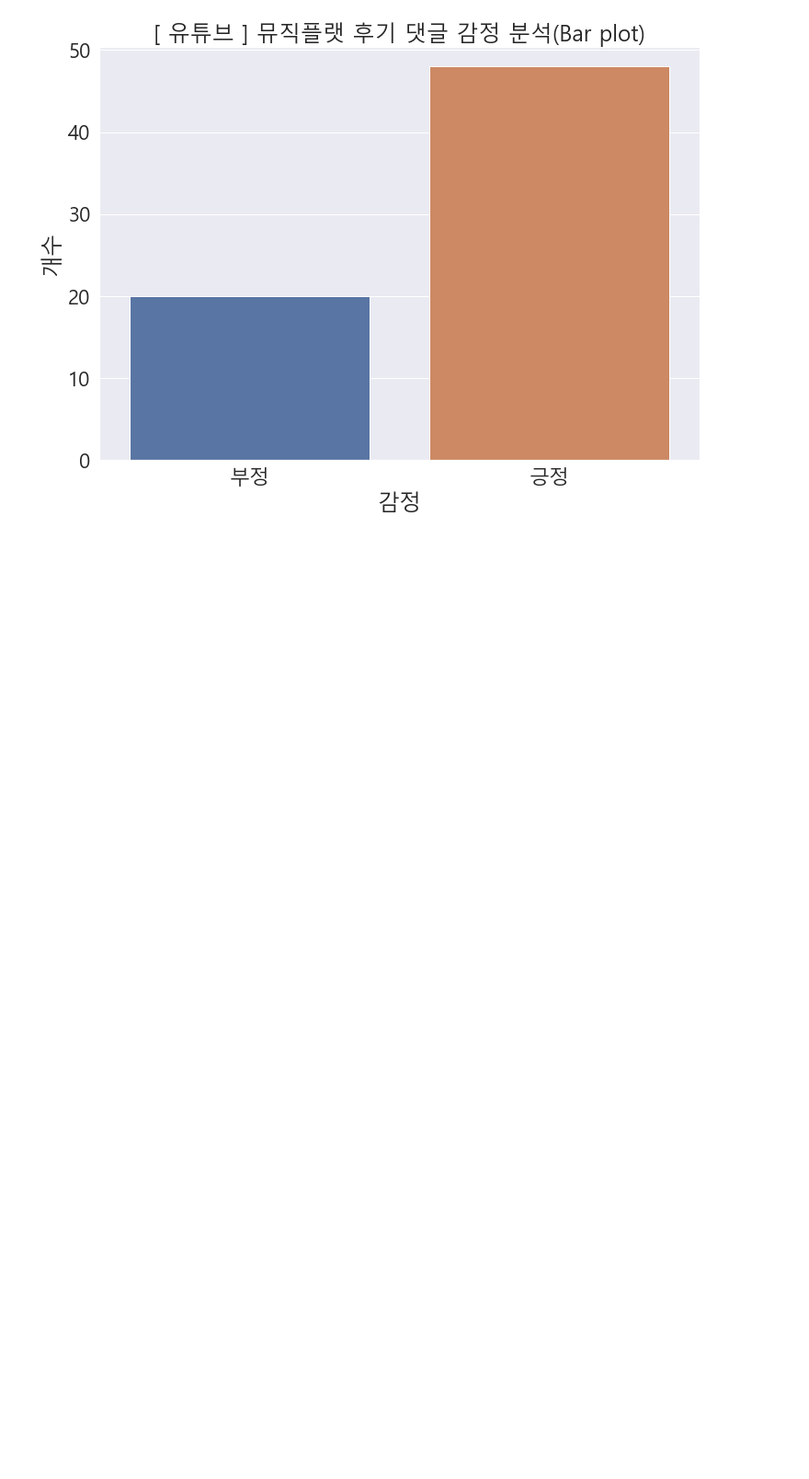
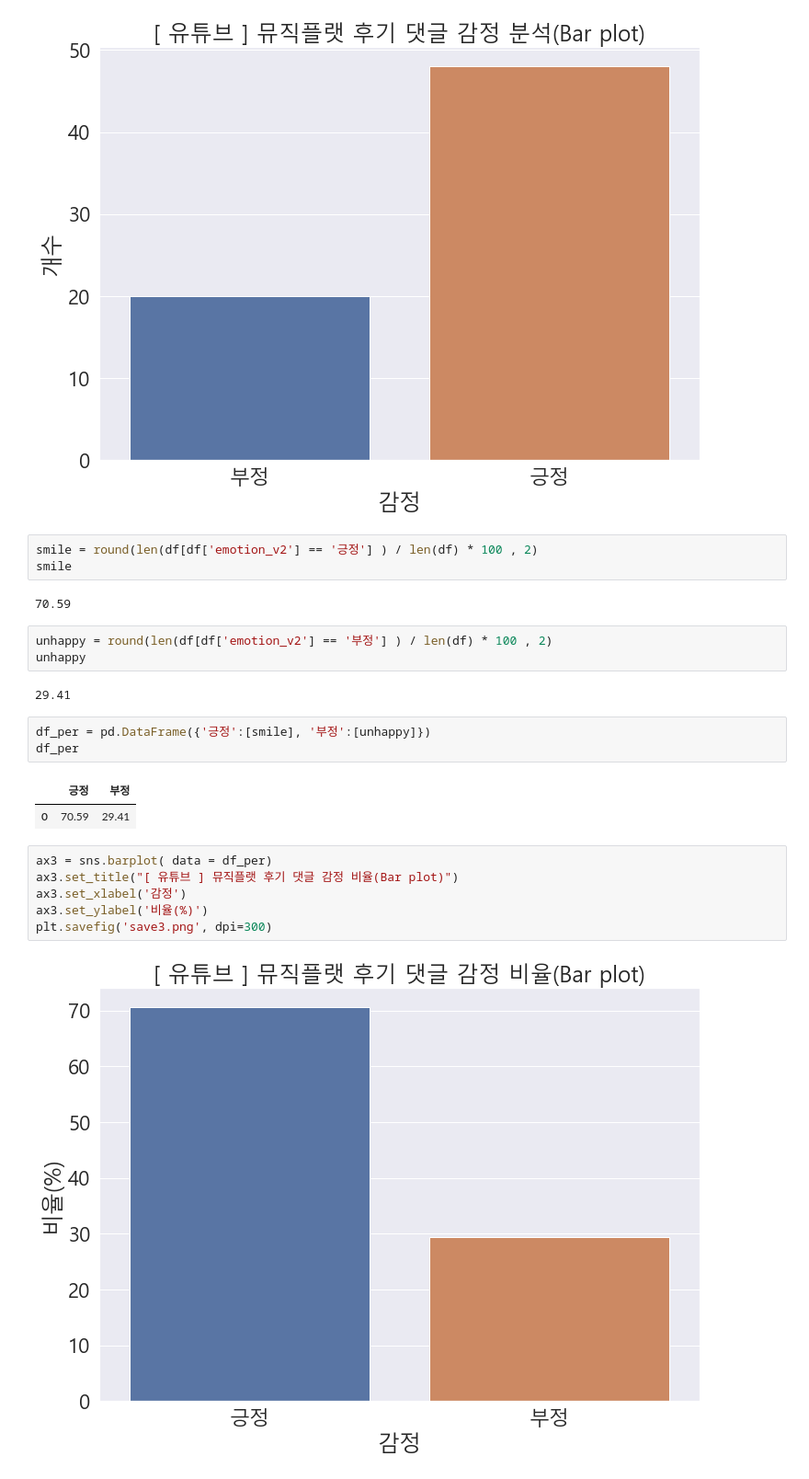
Before and after one commit to SonHyeono/InternProject, a Jupyter notebook: 창공/결과물.ipynb, the cells around one changed output. Shown at 92% size. Cells and saved outputs as stored; diff of their text form; blank space fills up the shorter version.

```diff
--- a/창공/결과물.ipynb
+++ b/창공/결과물.ipynb
@@ -54,3 +56,27 @@ ax2.set_ylabel('개수')
 plt.savefig('save2.png', dpi=300)
 # %% [output]
 [figure]
+# %%
+smile = round(len(df[df['emotion_v2'] == '긍정'] ) / len(df) * 100 , 2)
+smile
+# %% [output]
+70.59
+# %%
+unhappy = round(len(df[df['emotion_v2'] == '부정'] ) / len(df) * 100 , 2)
+unhappy
+# %% [output]
+29.41
+# %%
+df_per = pd.DataFrame({'긍정':[smile], '부정':[unhappy]})
+df_per
+# %% [output]
+|  | 긍정 | 부정 |
+| 0 | 70.59 | 29.41 |
+# %%
+ax3 = sns.barplot( data = df_per)
+ax3.set_title("[ 유튜브 ] 뮤직플랫 후기 댓글 감정 비율(Bar plot)")
+ax3.set_xlabel('감정')
+ax3.set_ylabel('비율(%)')
+plt.savefig('save3.png', dpi=300)
+# %% [output]
+[figure, added]
```
Also changed, not shown: parts of 2 cells of this notebook, 8 other files.
